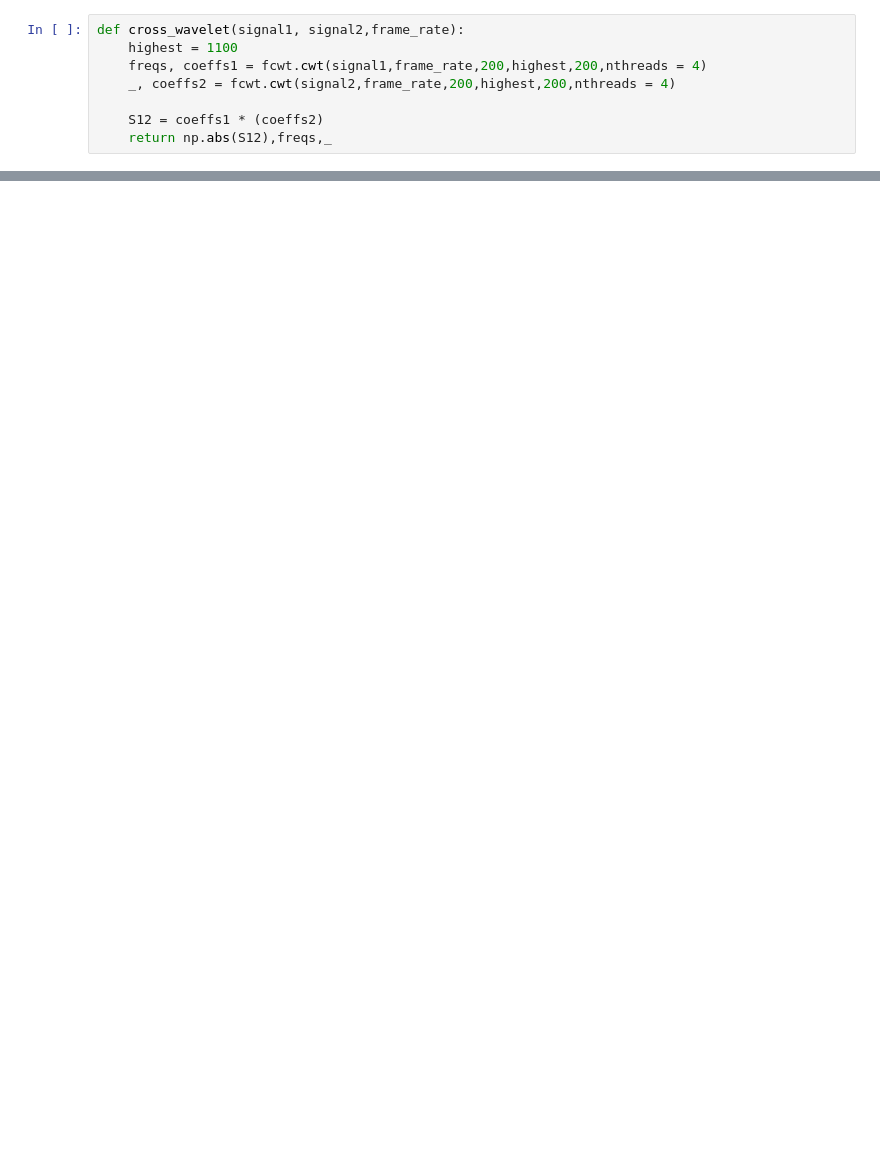
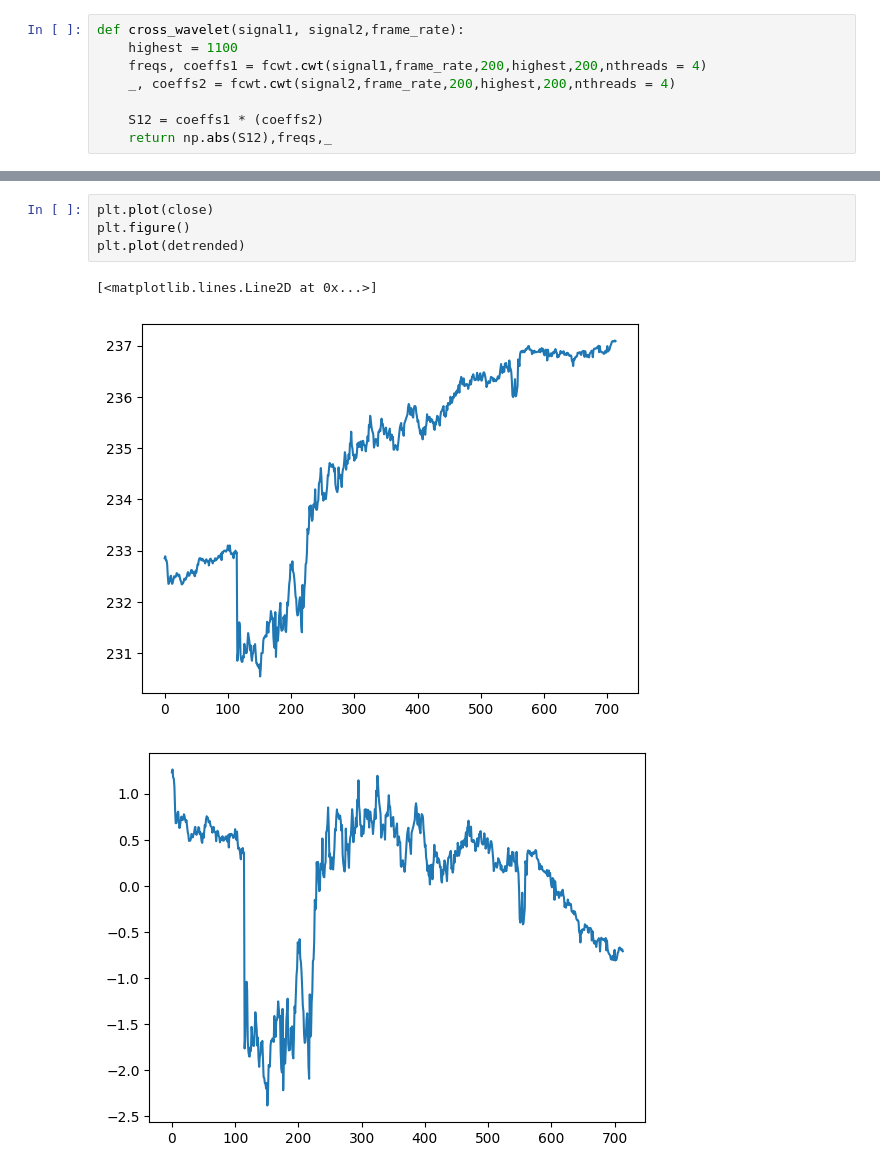
Before and after one commit to noshore5/Wavelet-Tech, a Jupyter notebook: fin/fCWT.ipynb, the cells around one changed output, grey strips where cells are left out. Saved outputs shown, nothing was run; the diff lists cells and outputs as text; blank space fills up the shorter version.

```diff
--- a/fin/fCWT.ipynb
+++ b/fin/fCWT.ipynb
@@ -181,0 +110,8 @@ def bandpass_filter(signal, lowcut, highcut, fs, order=4):
+# %%
+plt.plot(close)
+plt.figure()
+plt.plot(detrended)
+# %% [output]
+[<matplotlib.lines.Line2D at 0x...>]
+[figure, added]
+[figure, added]
```
Also changed, not shown: parts of 19 cells of this notebook, 3 other files.
